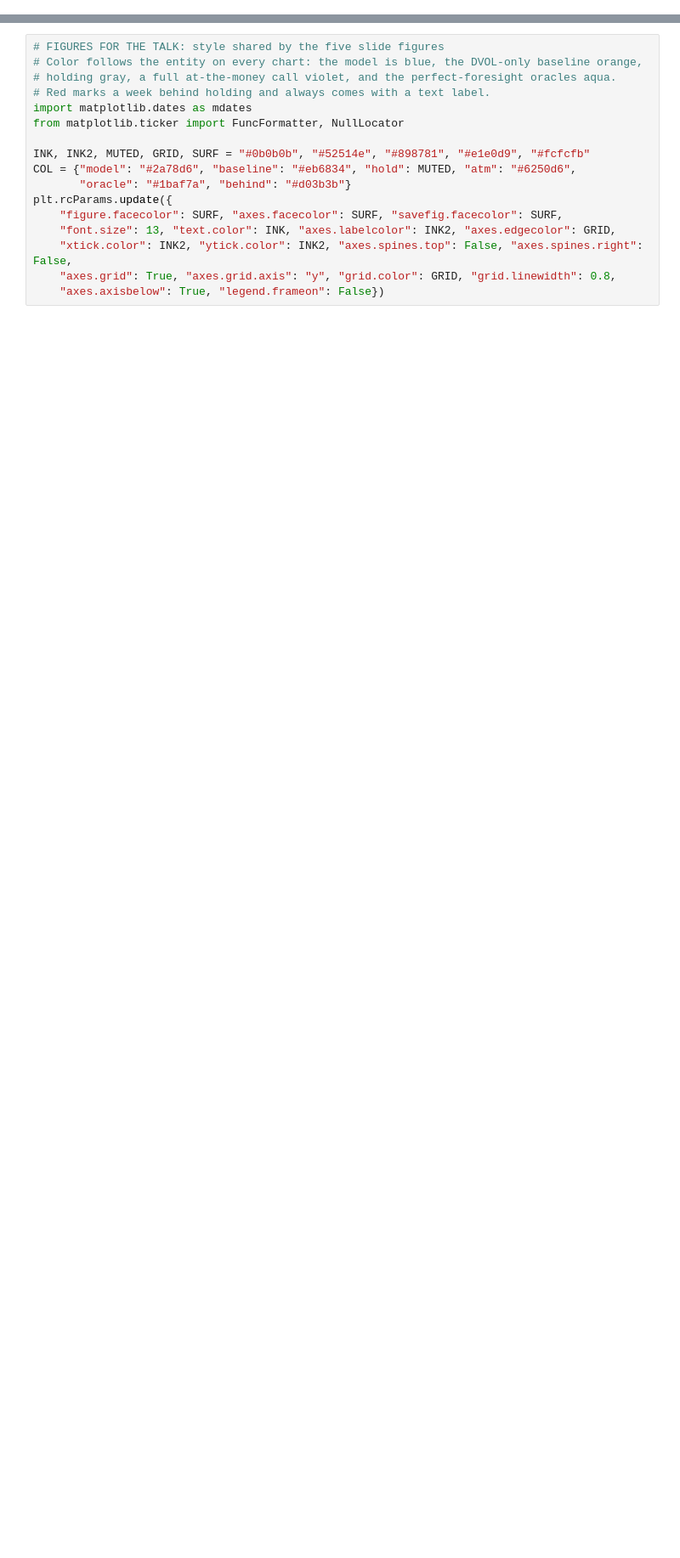
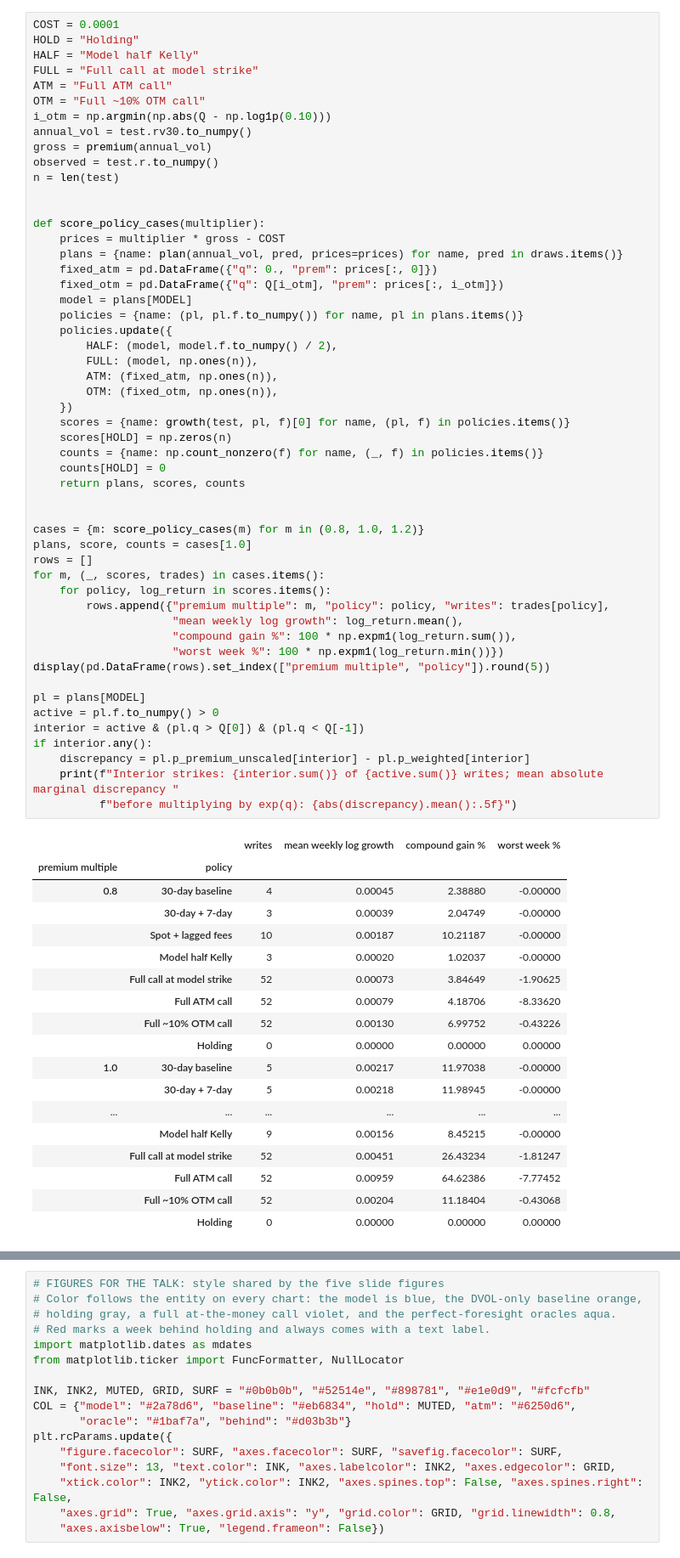
Before and after one commit to zmjohnso/aii600-final-project, a Jupyter notebook: analysis.ipynb, the cells around one changed output, grey strips where cells are left out. Shown at 85% size. Saved outputs shown, nothing was run; the diff lists cells and outputs as text; blank space fills up the shorter version.

```diff
--- a/analysis.ipynb
+++ b/analysis.ipynb
@@ -800,0 +293,71 @@ On the Value slide growth is shown in satoshis (100,000,000 per bitcoin) per coi
+# %%
+COST = 0.0001
+HOLD = "Holding"
+HALF = "Model half Kelly"
+FULL = "Full call at model strike"
+ATM = "Full ATM call"
+OTM = "Full ~10% OTM call"
+i_otm = np.argmin(np.abs(Q - np.log1p(0.10)))
+annual_vol = test.rv30.to_numpy()
+gross = premium(annual_vol)
+observed = test.r.to_numpy()
+n = len(test)
+
+
+def score_policy_cases(multiplier):
+    prices = multiplier * gross - COST
+    plans = {name: plan(annual_vol, pred, prices=prices) for name, pred in draws.items()}
+    fixed_atm = pd.DataFrame({"q": 0., "prem": prices[:, 0]})
+    fixed_otm = pd.DataFrame({"q": Q[i_otm], "prem": prices[:, i_otm]})
+    model = plans[MODEL]
+    policies = {name: (pl, pl.f.to_numpy()) for name, pl in plans.items()}
+    policies.update({
+        HALF: (model, model.f.to_numpy() / 2),
+        FULL: (model, np.ones(n)),
+        ATM: (fixed_atm, np.ones(n)),
+        OTM: (fixed_otm, np.ones(n)),
+    })
+    scores = {name: growth(test, pl, f)[0] for name, (pl, f) in policies.items()}
+    scores[HOLD] = np.zeros(n)
+    counts = {name: np.count_nonzero(f) for name, (_, f) in policies.items()}
+    counts[HOLD] = 0
+    return plans, scores, counts
+
+
+cases = {m: score_policy_cases(m) for m in (0.8, 1.0, 1.2)}
+plans, score, counts = cases[1.0]
+rows = []
+for m, (_, scores, trades) in cases.items():
+    for policy, log_return in scores.items():
+        rows.append({"premium multiple": m, "policy": policy, "writes": trades[policy],
+                     "mean weekly log growth": log_return.mean(),
+                     "compound gain %": 100 * np.expm1(log_return.sum()),
+                     "worst week %": 100 * np.expm1(log_return.min())})
+display(pd.DataFrame(rows).set_index(["premium multiple", "policy"]).round(5))
+
+pl = plans[MODEL]
+active = pl.f.to_numpy() > 0
+interior = active & (pl.q > Q[0]) & (pl.q < Q[-1])
+if interior.any():
+    discrepancy = pl.p_premium_unscaled[interior] - pl.p_weighted[interior]
+    print(f"Interior strikes: {interior.sum()} of {active.sum()} writes; mean absolute marginal discrepancy "
+          f"before multiplying by exp(q): {abs(discrepancy).mean():.5f}")
+# %% [output]
+|  |  | writes | mean weekly log growth | compound gain % | worst week % |
+| premium multiple | policy |  |  |  |  |
+| 0.8 | 30-day baseline | 4 | 0.00045 | 2.38880 | -0.00000 |
+|  | 30-day + 7-day | 3 | 0.00039 | 2.04749 | -0.00000 |
+|  | Spot + lagged fees | 10 | 0.00187 | 10.21187 | -0.00000 |
+|  | Model half Kelly | 3 | 0.00020 | 1.02037 | -0.00000 |
+|  | Full call at model strike | 52 | 0.00073 | 3.84649 | -1.90625 |
+|  | Full ATM call | 52 | 0.00079 | 4.18706 | -8.33620 |
+|  | Full ~10% OTM call | 52 | 0.00130 | 6.99752 | -0.43226 |
+|  | Holding | 0 | 0.00000 | 0.00000 | 0.00000 |
+| 1.0 | 30-day baseline | 5 | 0.00217 | 11.97038 | -0.00000 |
+|  | 30-day + 7-day | 5 | 0.00218 | 11.98945 | -0.00000 |
+| ... | ... | ... | ... | ... | ... |
+|  | Model half Kelly | 9 | 0.00156 | 8.45215 | -0.00000 |
+|  | Full call at model strike | 52 | 0.00451 | 26.43234 | -1.81247 |
+|  | Full ATM call | 52 | 0.00959 | 64.62386 | -7.77452 |
+|  | Full ~10% OTM call | 52 | 0.00204 | 11.18404 | -0.43068 |
+|  | Holding | 0 | 0.00000 | 0.00000 | 0.00000 |
```
Also changed, not shown: parts of 76 cells of this notebook, 20 other files.
